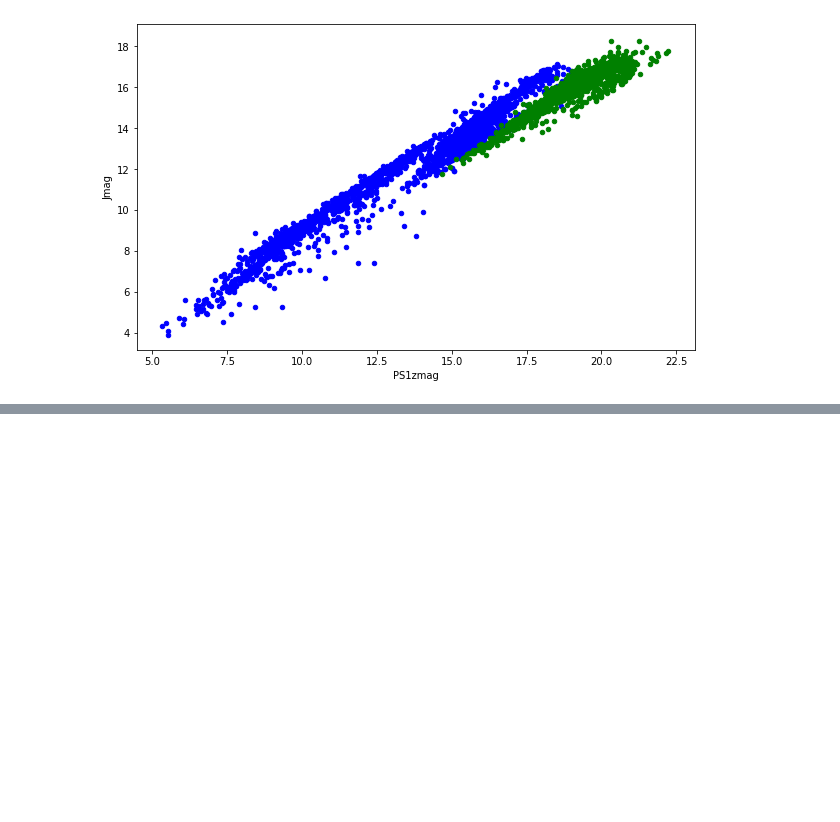
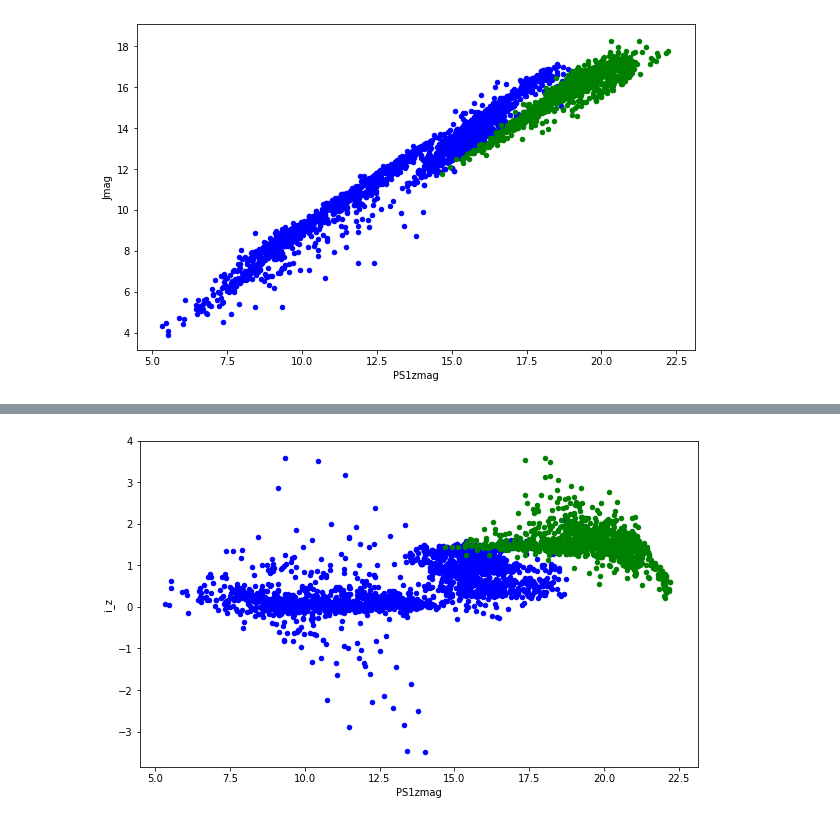
Before and after one commit to iamaleksandra/Brown-Dwarfs-NN, a Jupyter notebook: bd.ipynb, the cells around one changed output, grey strips where cells are left out. Cells and saved outputs as stored; diff of their text form; code cells hidden in the pictures; blank space fills up the shorter version.

```diff
--- a/bd.ipynb
+++ b/bd.ipynb
@@ -149,6 +124,16 @@ dx.head()
 | 2 | 22.067333 | 22.260000 | 20.210000 | 18.57 | 17.57 | 15.71 | 15.030000 | 14.700000 | 14.340000 | 13.99 | 12.36 | ... |
 | 3 | 22.661333 | 22.653333 | 22.300000 | 20.30 | 19.31 | 17.17 | 16.060000 | 15.660000 | 14.820000 | 14.57 | 11.73 | ... |
 | 4 | 22.661333 | 22.580000 | 22.623333 | 21.05 | 19.87 | 17.36 | 16.396667 | 15.593333 | 15.340000 | 14.70 | 12.03 | ... |
+# %%
+mag1='PS1zmag'
+mag2='i_z'
+dx1 = dx[y == False]
+fp=dx1.plot.scatter(x=mag1, y=mag2, c='b',figsize=(10, 6))
+df2 = dx[y == True]
+df2.plot.scatter(x=mag1, y=mag2, c='g', ax=fp)
+plt.show()
+# %% [output]
+[figure, added]
 # %%
 X_train, x_temp, y_train, y_temp = train_test_split(X, y, test_size=0.4, random_state=123)
 x_val, x_test, y_val, y_test = train_test_split(x_temp, y_temp, test_size=0.5, random_state=123)
```
Also changed, not shown: parts of 49 cells of this notebook.
